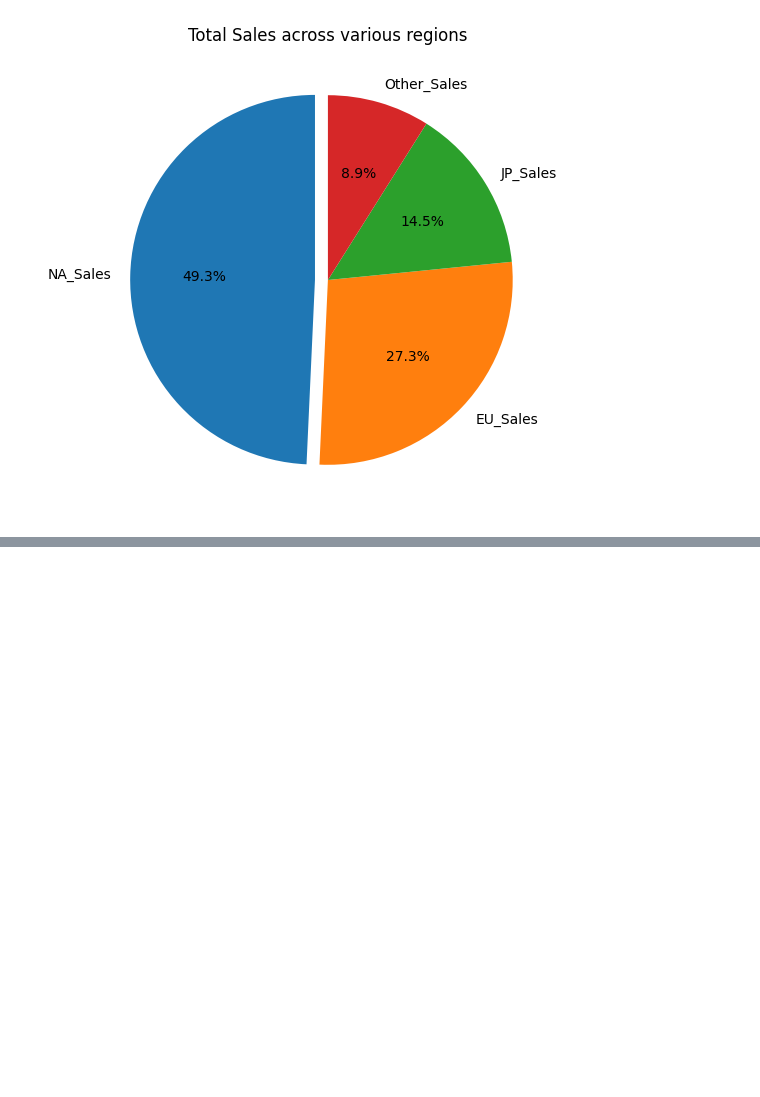
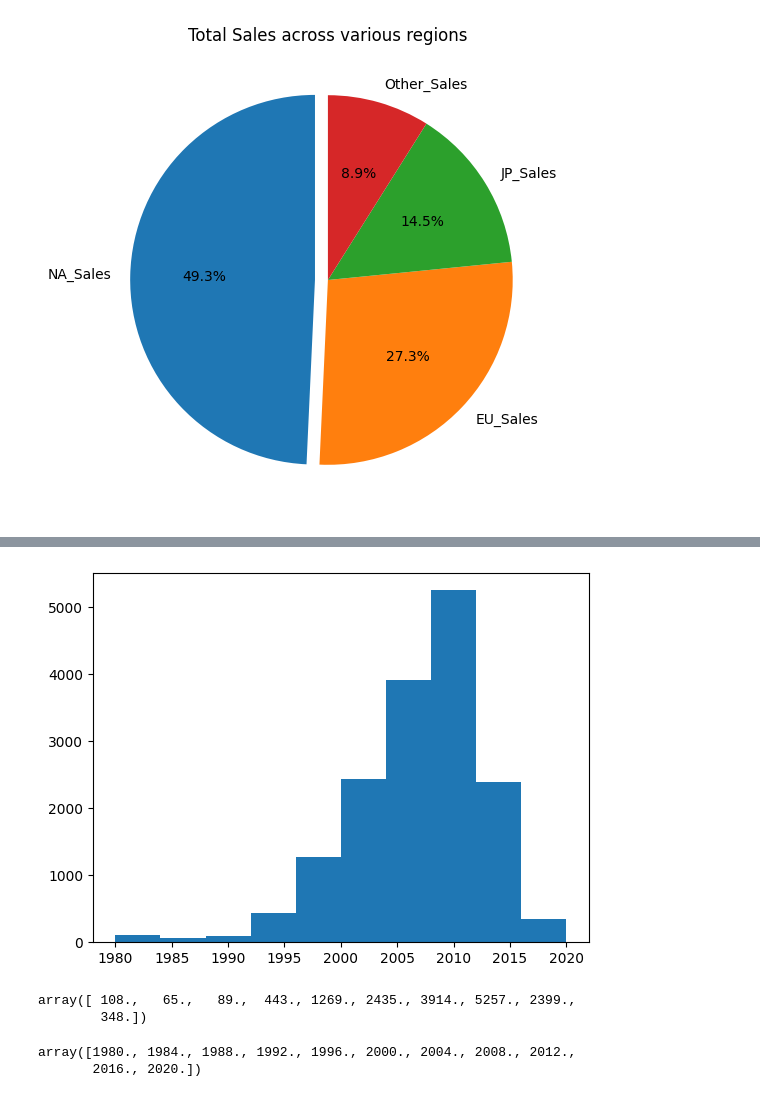
Before and after one commit to kushbharti/matlib_prac, a Jupyter notebook: Practices/base.ipynb, the cells around one changed output, grey strips where cells are left out. Drawn from its saved outputs; the diff is of its cells as text; code cells hidden in the pictures; blank space fills up the shorter version.

```diff
--- a/Practices/base.ipynb
+++ b/Practices/base.ipynb
@@ -61,0 +69,15 @@ plt.show()
+# %%
+count, bins, _ = plt.hist(data['Year'])
+# Length of bins :- 10 + 1 = 11
+# %% [output]
+[figure, added]
+# %%
+count
+# %% [output]
+array([ 108.,   65.,   89.,  443., 1269., 2435., 3914., 5257., 2399.,
+        348.])
+# %%
+bins
+# %% [output]
+array([1980., 1984., 1988., 1992., 1996., 2000., 2004., 2008., 2012.,
+       2016., 2020.])
```
Also changed, not shown: parts of 2 cells of this notebook.
